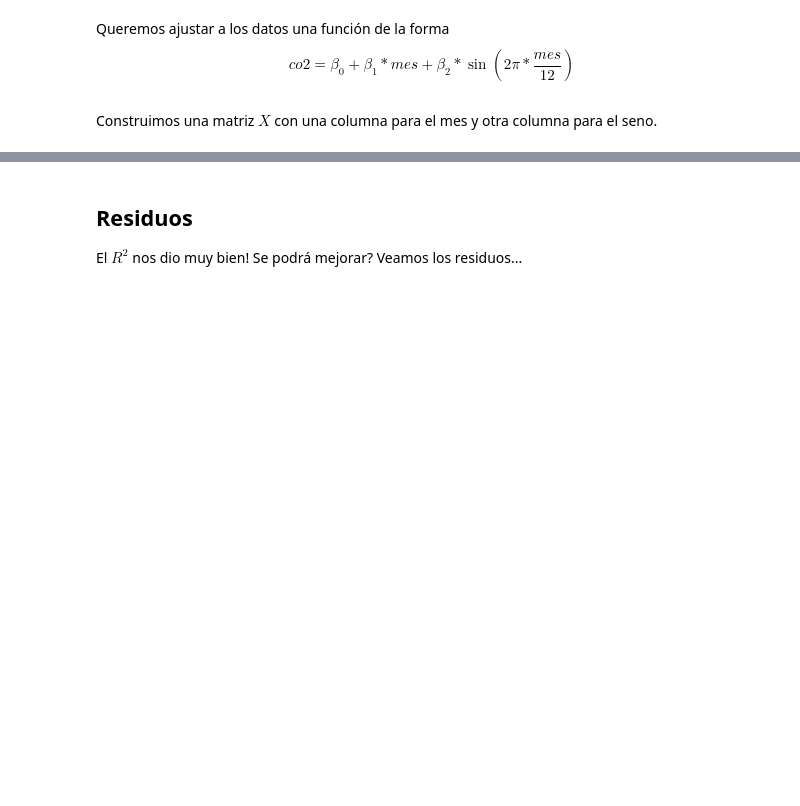
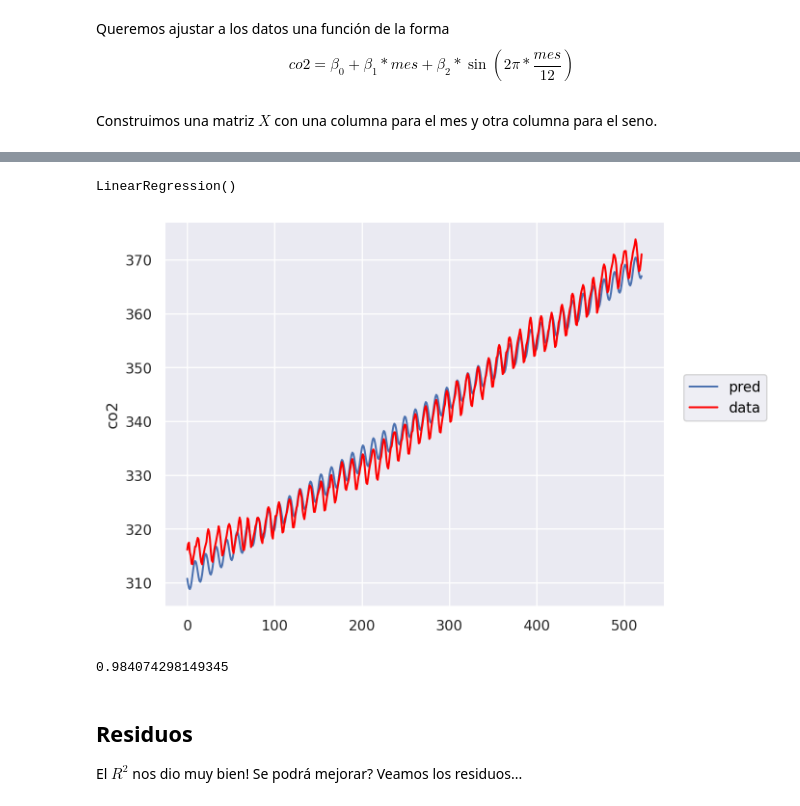
Before and after one commit to deusdevok/UBAExactasCompu, a Jupyter notebook: LaboDatos/Notebooks/clase05-ldd-cuadradosminimos-clase.ipynb, the cells around one changed output, grey strips where cells are left out. Cells and saved outputs as stored; diff of their text form; code cells hidden in the pictures; blank space fills up the shorter version.

```diff
--- a/LaboDatos/Notebooks/clase05-ldd-cuadradosminimos-clase.ipynb
+++ b/LaboDatos/Notebooks/clase05-ldd-cuadradosminimos-clase.ipynb
@@ -208,7 +315,7 @@ mes = np.arange(521)
 X = pd.DataFrame(
     {
         "mes": mes,
-        "sinx": ??
+        "sinx": np.sin(2*np.pi*mes / 12)
     },
     index=data.index
 )
@@ -220,19 +356,25 @@ y
 # %%
 # Ajustamos el modelo
 modeloCO2 = linear_model.LinearRegression(fit_intercept=True)
-modeloCO2.???
+modeloCO2.fit(X, y)
+# %% [output]
+LinearRegression()
 # %%
 # Predecimos
 y_pred = modeloCO2.predict(X)
 data["pred"] = y_pred  # Agregamos las predicciones al dataframe de datos para que sea más fácil graficar
 (
     so.Plot(data, x = mes, y = "co2")  # Podemos usar también x = data.index pero no se ve bien
-    .add(so.Line(), y = "pred")
-    .add(so.Line(color = "red"))
+    .add(so.Line(), y = "pred", label="pred")
+    .add(so.Line(color = "red"), label="data")
 )
+# %% [output]
+[figure, added]
 # %%
 # Calculamos el R^2
 modeloCO2.score(X,y)
+# %% [output]
+0.984074298149345
 # %% [markdown]
 ## Residuos
 El $R^2$ nos dio muy bien! Se podrá mejorar?
```
Also changed, not shown: parts of 22 cells of this notebook, 38 other files.
